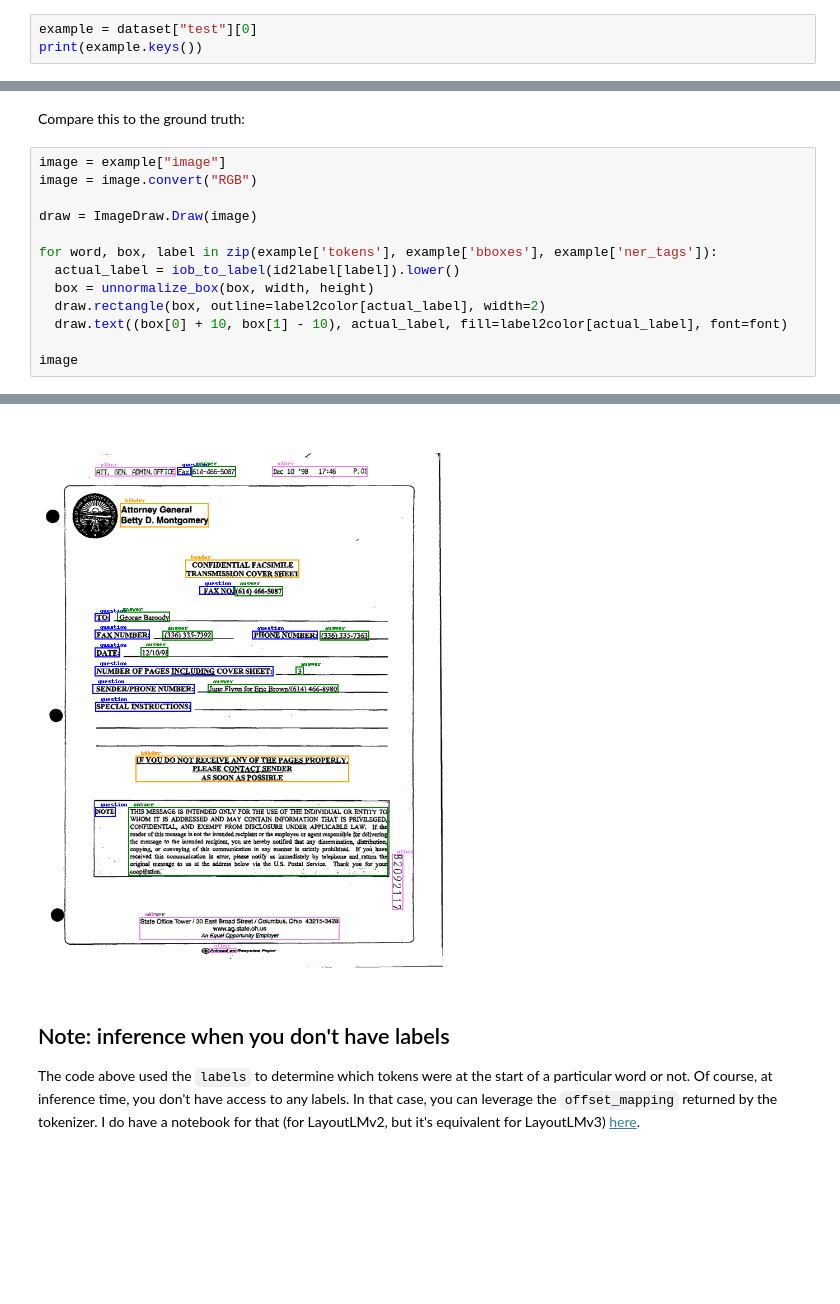
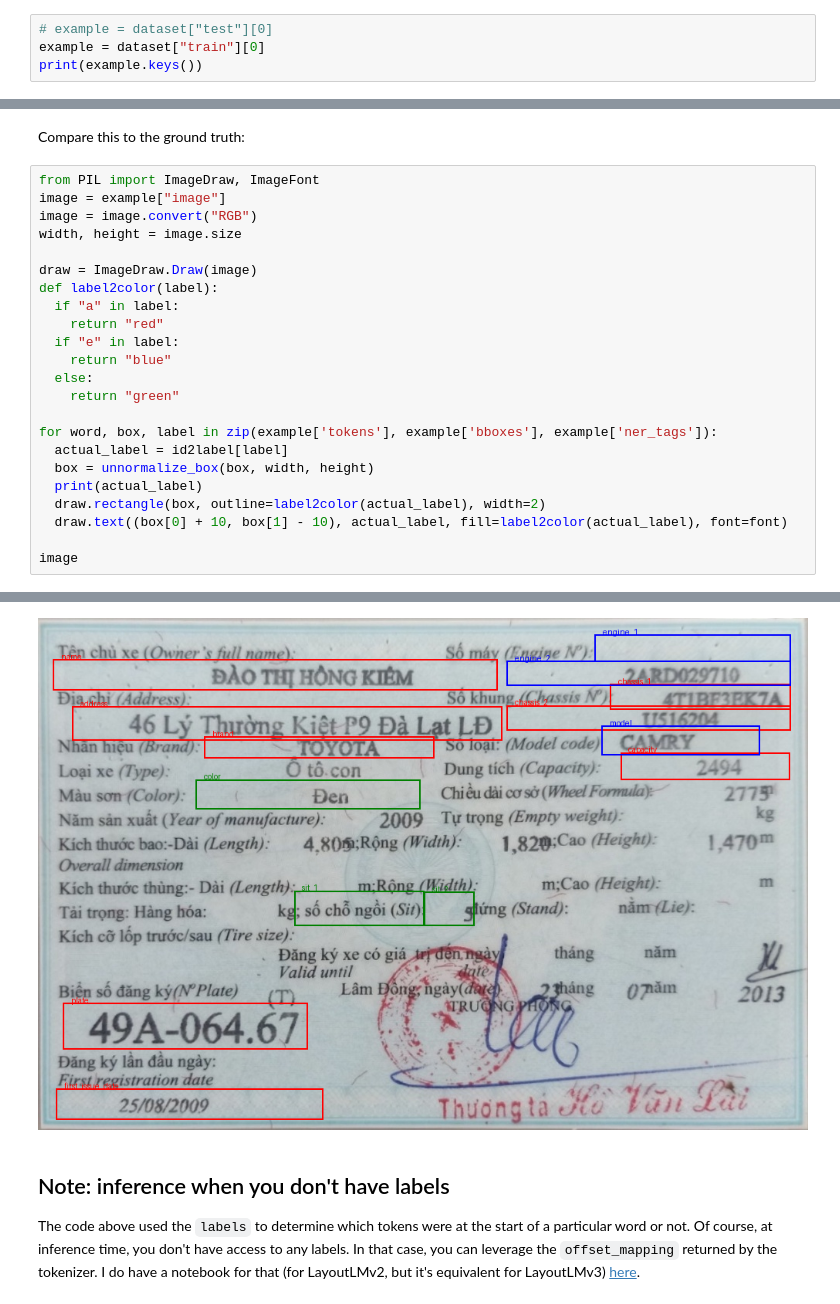
Before and after one commit to hungpham13/foundation-research, a Jupyter notebook: layoutlmv3/Fine_tune_LayoutLMv3_on_dkx.ipynb, the cells around one changed output, grey strips where cells are left out. Cells and saved outputs as stored; diff of their text form; blank space fills up the shorter version.

```diff
--- a/layoutlmv3/Fine_tune_LayoutLMv3_on_dkx.ipynb
+++ b/layoutlmv3/Fine_tune_LayoutLMv3_on_dkx.ipynb
@@ -572,7 +634,8 @@ If your task is similar to the task the model of the checkpoint was trained on,
 # %% [markdown]
 Let's take an example of the training dataset to show inference.
 # %%
-example = dataset["test"][0]
+# example = dataset["test"][0]
+example = dataset["train"][0]
 print(example.keys())
 # %% [output]
 dict_keys(['id', 'tokens', 'bboxes', 'ner_tags', 'image'])
@@ -664,16 +725,26 @@ image
 # %% [markdown]
 Compare this to the ground truth:
 # %%
+from PIL import ImageDraw, ImageFont
 image = example["image"]
 image = image.convert("RGB")
+width, height = image.size
 
 draw = ImageDraw.Draw(image)
+def label2color(label):
+  if "a" in label:
+    return "red"
+  if "e" in label:
+    return "blue"
+  else:
+    return "green"
 
 for word, box, label in zip(example['tokens'], example['bboxes'], example['ner_tags']):
-  actual_label = iob_to_label(id2label[label]).lower()
+  actual_label = id2label[label]
   box = unnormalize_box(box, width, height)
-  draw.rectangle(box, outline=label2color[actual_label], width=2)
-  draw.text((box[0] + 10, box[1] - 10), actual_label, fill=label2color[actual_label], font=font)
+  print(actual_label)
+  draw.rectangle(box, outline=label2color(actual_label), width=2)
+  draw.text((box[0] + 10, box[1] - 10), actual_label, fill=label2color(actual_label), font=font)
 
 image
 # %% [output]
@@ -680,4 +765,4 @@ image
-[figure, old version]
+[figure, new version]
 # %% [markdown]
 ## Note: inference when you don't have labels
 
```
Also changed, not shown: parts of 15 cells of this notebook, 1 other file.
